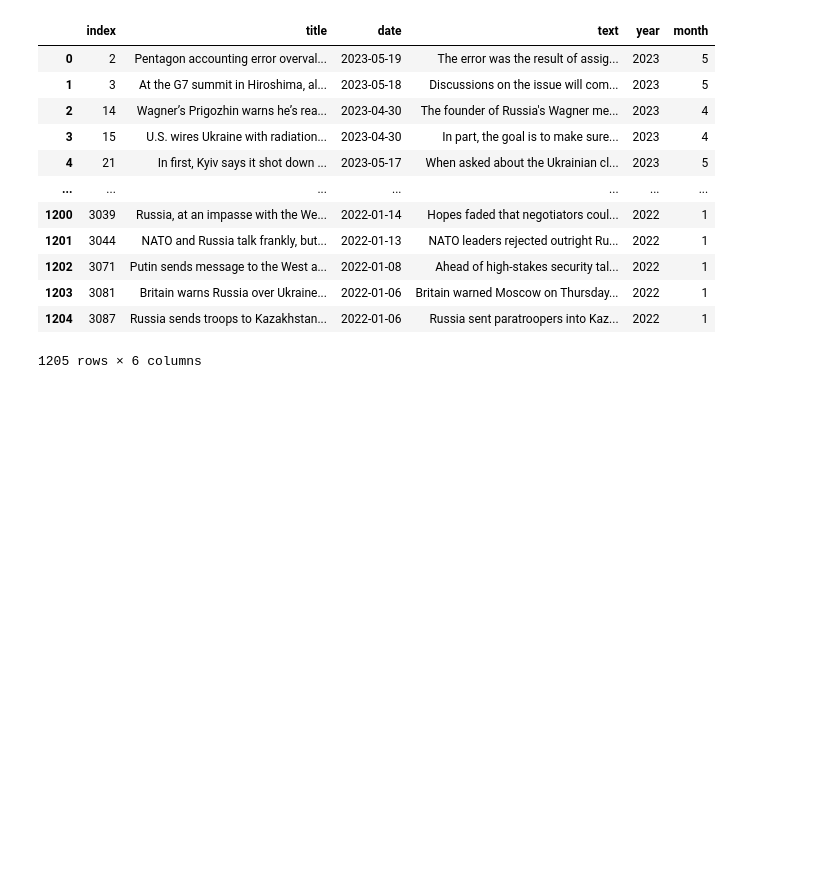
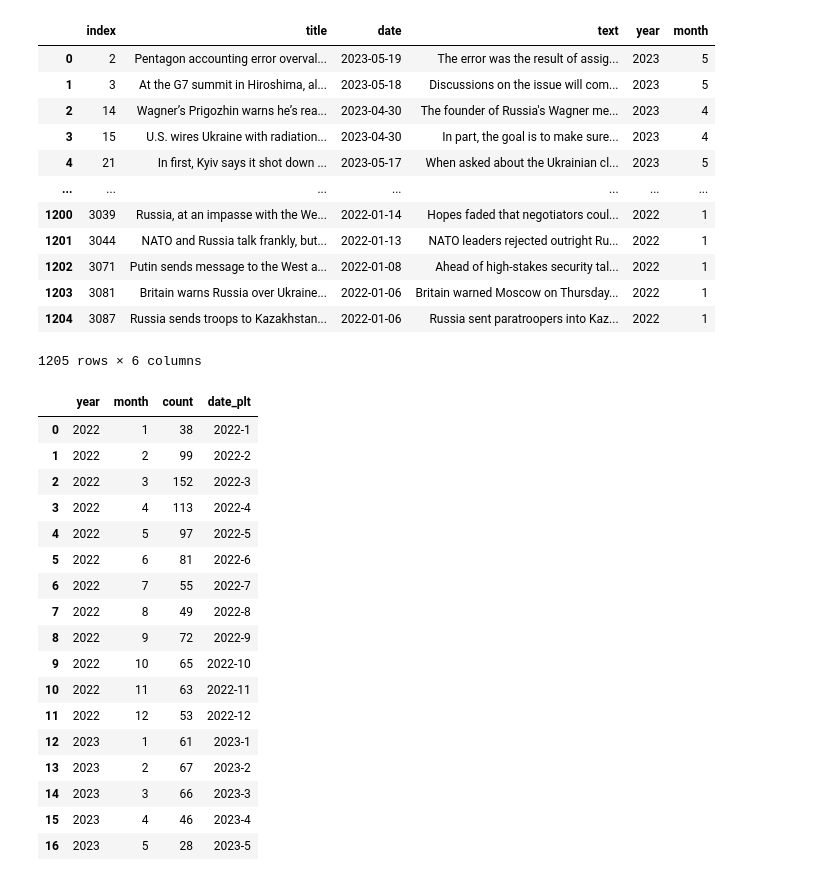
Before and after one commit to kretsulaksusha/News-analysis, a Jupyter notebook: jp_news/analyze_jp.ipynb, the cells around one changed output. Drawn from its saved outputs; the diff is of its cells as text; code cells hidden in the pictures; blank space fills up the shorter version.

```diff
--- a/jp_news/analyze_jp.ipynb
+++ b/jp_news/analyze_jp.ipynb
@@ -66,3 +66,28 @@ ukr_df
 | 1203 | 3081 | Britain warns Russia over Ukraine... | 2022-01-06 | Britain warned Moscow on Thursday... | 2022 | 1 |
 | 1204 | 3087 | Russia sends troops to Kazakhstan... | 2022-01-06 | Russia sent paratroopers into Kaz... | 2022 | 1 |
 1205 rows × 6 columns
+# %%
+months_ukr_df = ukr_df.pivot_table(columns=['year', 'month'], aggfunc='size')
+months_ukr_df = months_ukr_df.reset_index()
+months_ukr_df.columns = ['year', 'month', 'count']
+months_ukr_df['date_plt'] = months_ukr_df['year'].apply(str) + '-' + months_ukr_df['month'].apply(str)
+months_ukr_df
+# %% [output]
+|  | year | month | count | date_plt |
+| 0 | 2022 | 1 | 38 | 2022-1 |
+| 1 | 2022 | 2 | 99 | 2022-2 |
+| 2 | 2022 | 3 | 152 | 2022-3 |
+| 3 | 2022 | 4 | 113 | 2022-4 |
+| 4 | 2022 | 5 | 97 | 2022-5 |
+| 5 | 2022 | 6 | 81 | 2022-6 |
+| 6 | 2022 | 7 | 55 | 2022-7 |
+| 7 | 2022 | 8 | 49 | 2022-8 |
+| 8 | 2022 | 9 | 72 | 2022-9 |
+| 9 | 2022 | 10 | 65 | 2022-10 |
+| 10 | 2022 | 11 | 63 | 2022-11 |
+| 11 | 2022 | 12 | 53 | 2022-12 |
+| 12 | 2023 | 1 | 61 | 2023-1 |
+| 13 | 2023 | 2 | 67 | 2023-2 |
+| 14 | 2023 | 3 | 66 | 2023-3 |
+| 15 | 2023 | 4 | 46 | 2023-4 |
+| 16 | 2023 | 5 | 28 | 2023-5 |
```
Also changed, not shown: parts of 3 cells of this notebook.
